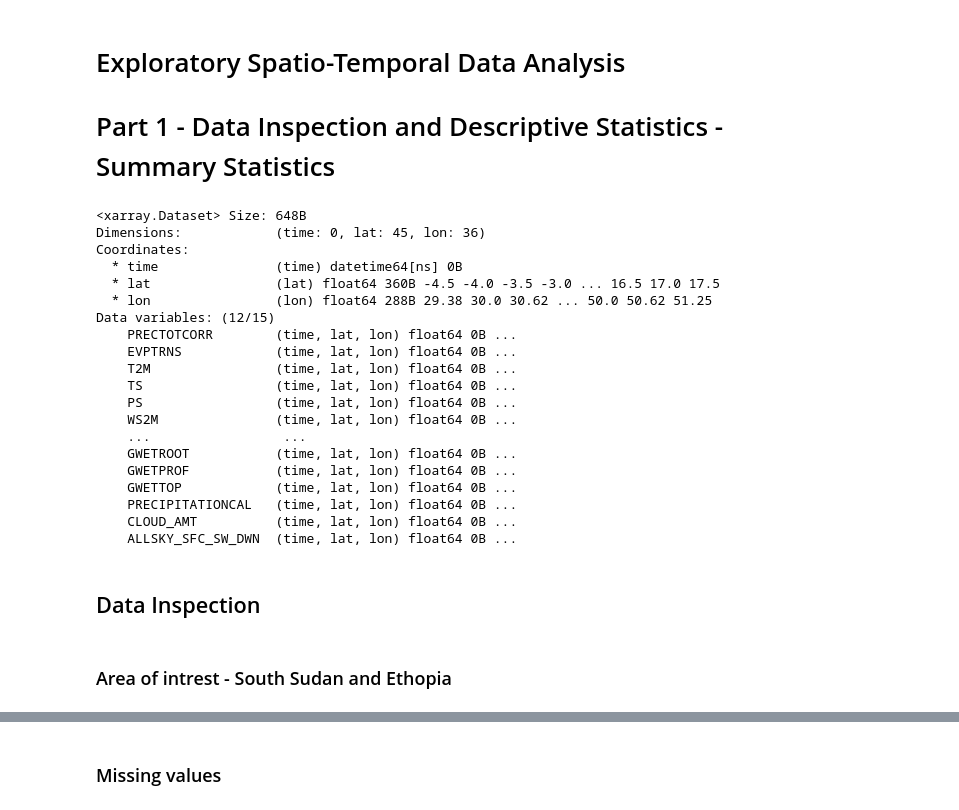
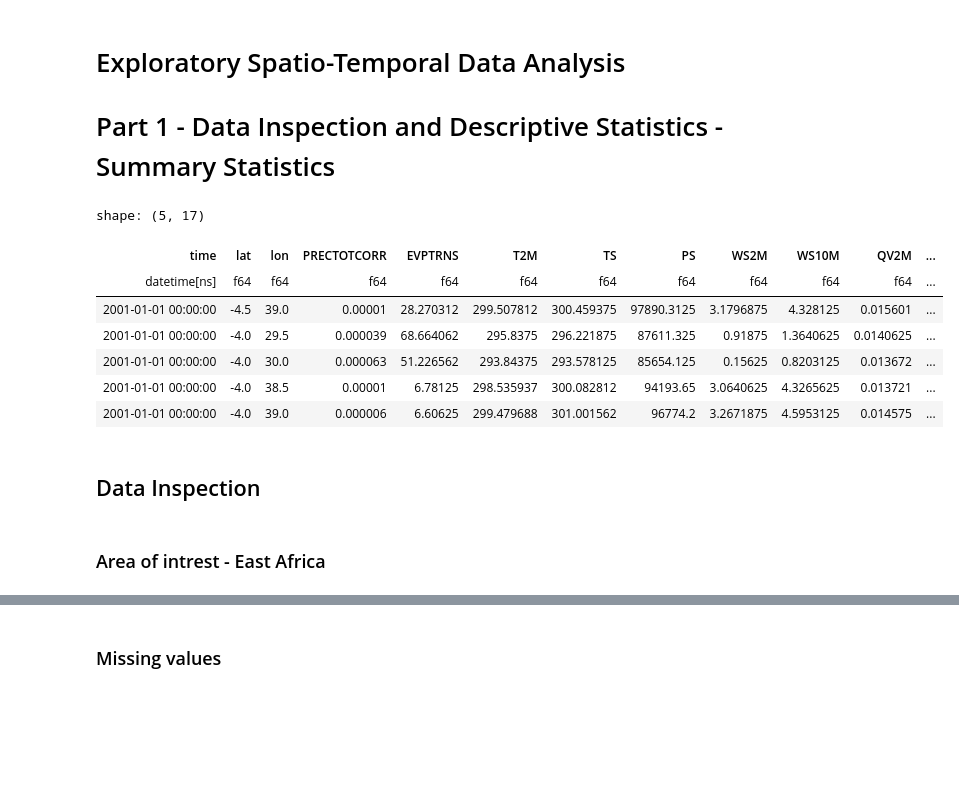
Before and after one commit to AdamPrzychodniPrivate/soil-water-forecasting, a Jupyter notebook: ml-modeling-pipeline/notebooks/3.1 ESTDA_global.ipynb, the cells around one changed output, grey strips where cells are left out. Cells and saved outputs as stored; diff of their text form; code cells hidden in the pictures; blank space fills up the shorter version.

```diff
--- a/ml-modeling-pipeline/notebooks/3.1 ESTDA_global.ipynb
+++ b/ml-modeling-pipeline/notebooks/3.1 ESTDA_global.ipynb
@@ -9,23 +17,2 @@ ds = xr.open_dataset('/workspace/soil-ml-modeling-pipeline/ml-modeling-pipeline/
 # %%
-ds
+# ds
-# %% [output]
-<xarray.Dataset> Size: 648B
-Dimensions:            (time: 0, lat: 45, lon: 36)
-Coordinates:
-  * time               (time) datetime64[ns] 0B
-  * lat                (lat) float64 360B -4.5 -4.0 -3.5 -3.0 ... 16.5 17.0 17.5
-  * lon                (lon) float64 288B 29.38 30.0 30.62 ... 50.0 50.62 51.25
-Data variables: (12/15)
-    PRECTOTCORR        (time, lat, lon) float64 0B ...
-    EVPTRNS            (time, lat, lon) float64 0B ...
-    T2M                (time, lat, lon) float64 0B ...
-    TS                 (time, lat, lon) float64 0B ...
-    PS                 (time, lat, lon) float64 0B ...
-    WS2M               (time, lat, lon) float64 0B ...
-    ...                 ...
-    GWETROOT           (time, lat, lon) float64 0B ...
-    GWETPROF           (time, lat, lon) float64 0B ...
-    GWETTOP            (time, lat, lon) float64 0B ...
-    PRECIPITATIONCAL   (time, lat, lon) float64 0B ...
-    CLOUD_AMT          (time, lat, lon) float64 0B ...
-    ALLSKY_SFC_SW_DWN  (time, lat, lon) float64 0B ...
@@ -32,4 +21,15 @@ Data variables: (12/15)
+# %%
+polars_df.head()
+# %% [output]
+shape: (5, 17)
+| time | lat | lon | PRECTOTCORR | EVPTRNS | T2M | TS | PS | WS2M | WS10M | QV2M | ... |
+| datetime[ns] | f64 | f64 | f64 | f64 | f64 | f64 | f64 | f64 | f64 | f64 | ... |
+| 2001-01-01 00:00:00 | -4.5 | 39.0 | 0.00001 | 28.270312 | 299.507812 | 300.459375 | 97890.3125 | 3.1796875 | 4.328125 | 0.015601 | ... |
+| 2001-01-01 00:00:00 | -4.0 | 29.5 | 0.000039 | 68.664062 | 295.8375 | 296.221875 | 87611.325 | 0.91875 | 1.3640625 | 0.0140625 | ... |
+| 2001-01-01 00:00:00 | -4.0 | 30.0 | 0.000063 | 51.226562 | 293.84375 | 293.578125 | 85654.125 | 0.15625 | 0.8203125 | 0.013672 | ... |
+| 2001-01-01 00:00:00 | -4.0 | 38.5 | 0.00001 | 6.78125 | 298.535937 | 300.082812 | 94193.65 | 3.0640625 | 4.3265625 | 0.013721 | ... |
+| 2001-01-01 00:00:00 | -4.0 | 39.0 | 0.000006 | 6.60625 | 299.479688 | 301.001562 | 96774.2 | 3.2671875 | 4.5953125 | 0.014575 | ... |
 # %% [markdown]
 ## Data Inspection
 # %% [markdown]
-### Area of intrest - South Sudan and Ethopia
+### Area of intrest - East Africa
```
Also changed, not shown: parts of 6 cells of this notebook.
